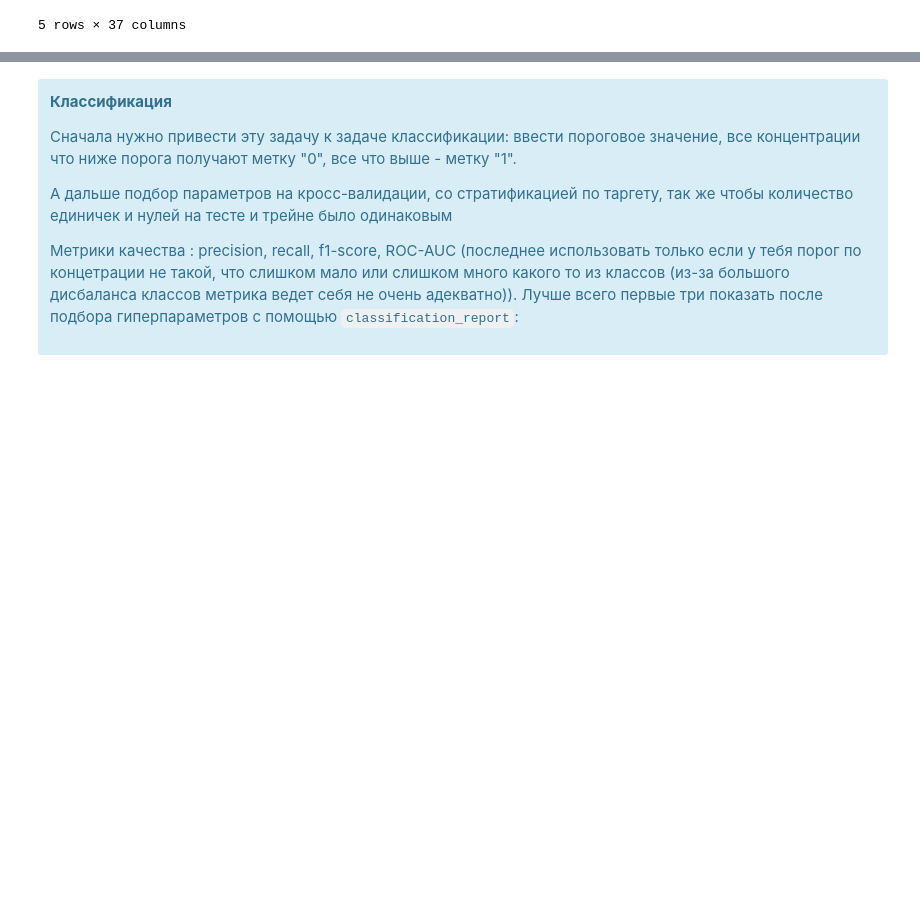
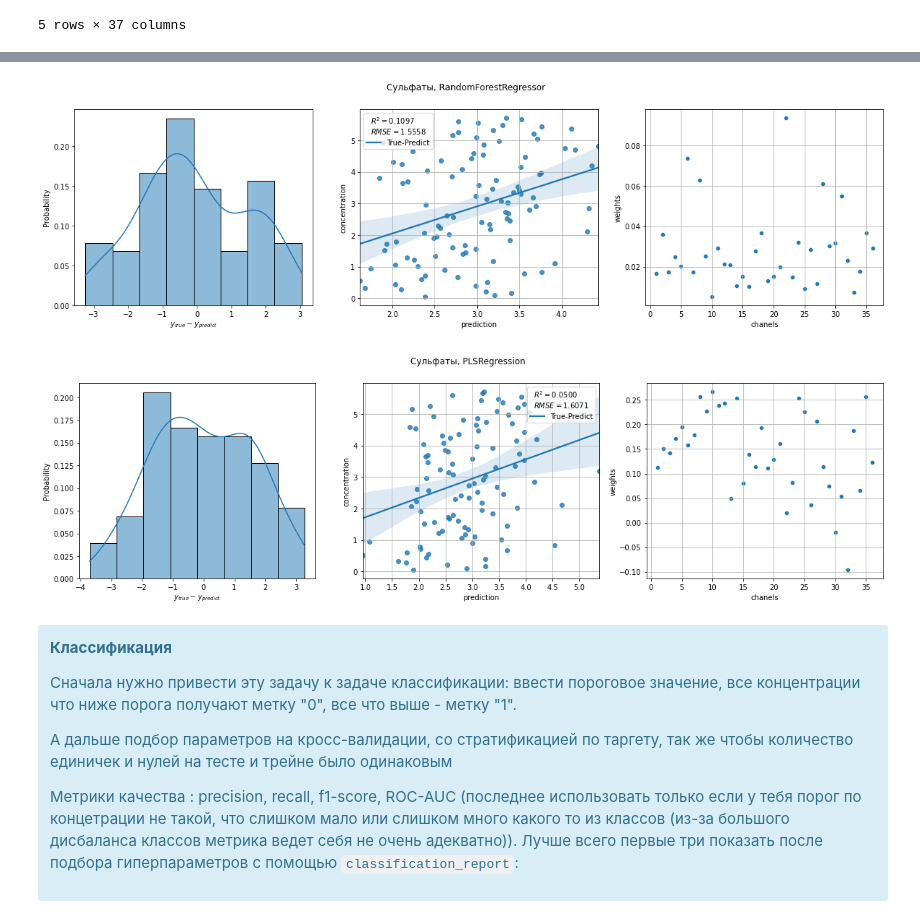
Before and after one commit to andrew3203/wastewater, a Jupyter notebook: notebooks/peecup/1.0-kad-test-task.ipynb, the cells around one changed output, grey strips where cells are left out. Saved outputs shown, nothing was run; the diff lists cells and outputs as text; code cells hidden in the pictures; blank space fills up the shorter version.

```diff
--- a/notebooks/peecup/1.0-kad-test-task.ipynb
+++ b/notebooks/peecup/1.0-kad-test-task.ipynb
@@ -169,3 +188,10 @@ ValueError: Parameter grid for parameter (max_features) needs to be a list or nu
+# %%
+models = search_best_estimator(SO4_DF)
+r = crosFit(SO4_DF, models)
+describe(r, 'Сульфаты,')
+# %% [output]
+[figure, added]
+[figure, added]
 # %% [markdown]
 <div class = "alert alert-block alert-info">
 
```
Also changed, not shown: parts of 9 cells of this notebook.
